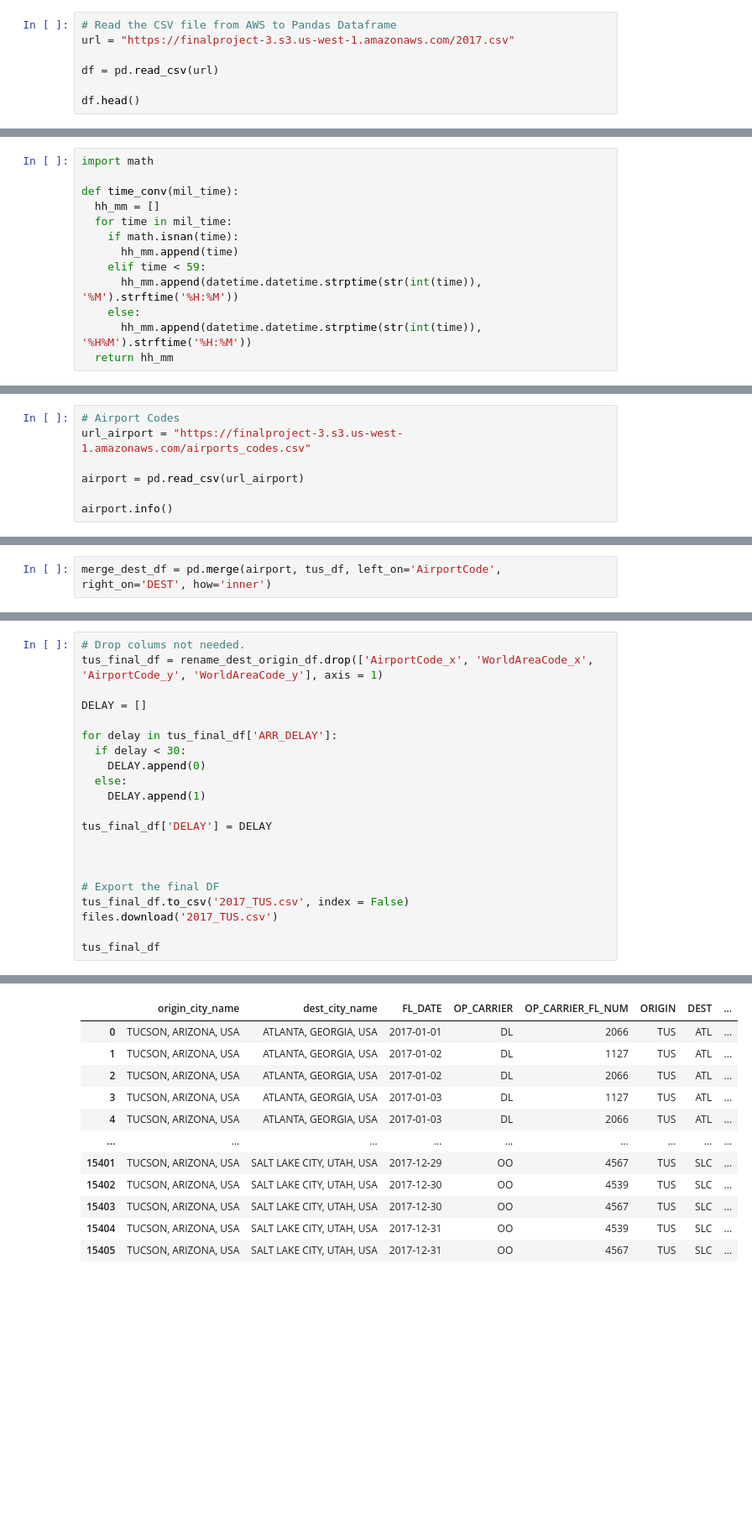
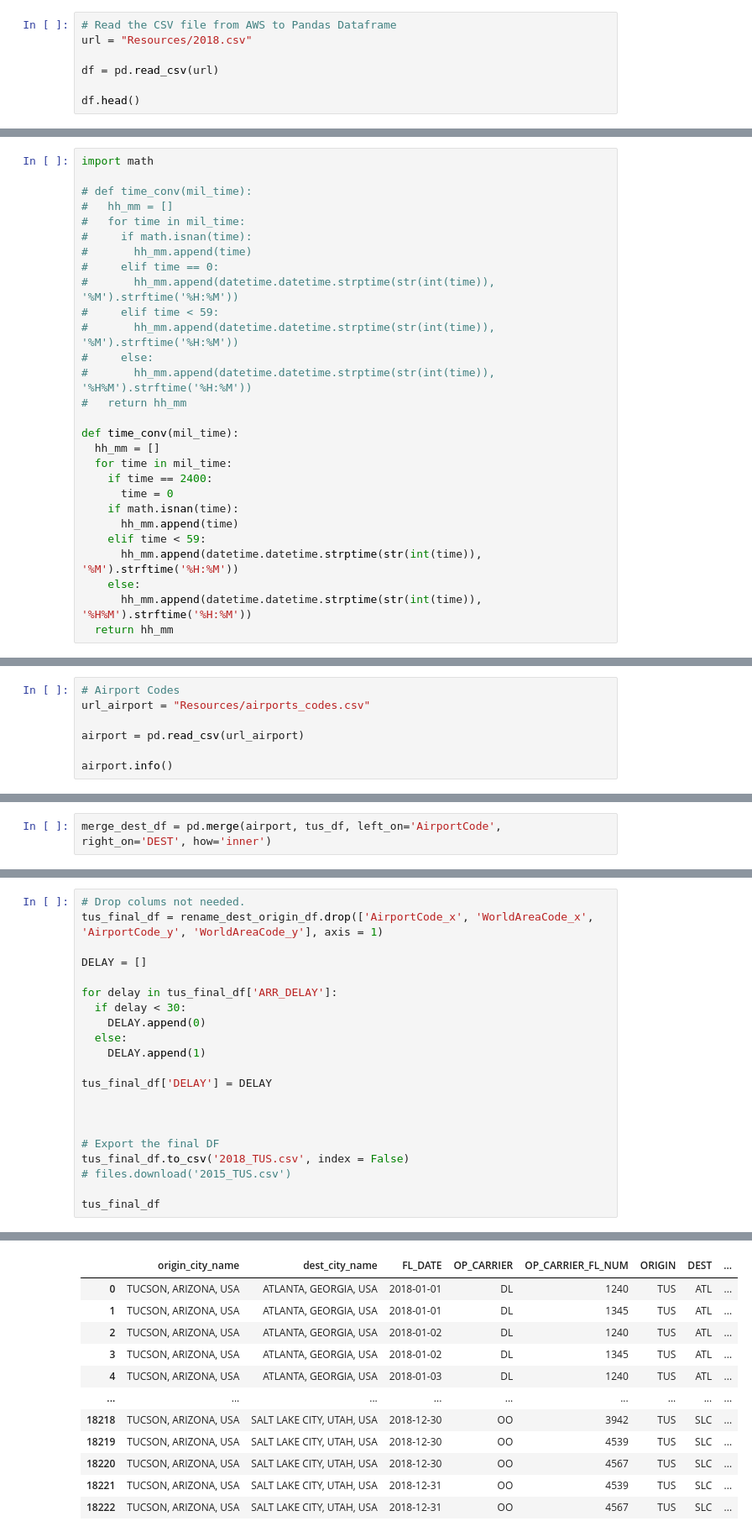
Before and after one commit to NicoleLund/flight_delay_prediction, a Jupyter notebook: data_manipulation_modeling/data_clean/data_wrangling.ipynb, the cells around one changed output, grey strips where cells are left out. Shown: that part at 84% size. Cells and saved outputs as stored; diff of their text form; blank space fills up the shorter version.

```diff
--- a/data_manipulation_modeling/data_clean/data_wrangling.ipynb
+++ b/data_manipulation_modeling/data_clean/data_wrangling.ipynb
@@ -8,7 +8,7 @@ import datetime
 from datetime import timedelta
 # %%
 # Read the CSV file from AWS to Pandas Dataframe
-url = "https://finalproject-3.s3.us-west-1.amazonaws.com/2017.csv"
+url = "Resources/2018.csv"
 
 df = pd.read_csv(url)
 
@@ -37,10 +38,25 @@ from google.colab import files
 tus_df1 = tus_df.fillna(0)
 # %%
 import math
+
+# def time_conv(mil_time):
+#   hh_mm = []
+#   for time in mil_time:
+#     if math.isnan(time):
+#       hh_mm.append(time)
+#     elif time == 0:
+#       hh_mm.append(datetime.datetime.strptime(str(int(time)), '%M').strftime('%H:%M'))
+#     elif time < 59:
+#       hh_mm.append(datetime.datetime.strptime(str(int(time)), '%M').strftime('%H:%M'))
+#     else:
+#       hh_mm.append(datetime.datetime.strptime(str(int(time)), '%H%M').strftime('%H:%M'))
+#   return hh_mm
 
 def time_conv(mil_time):
   hh_mm = []
   for time in mil_time:
+    if time == 2400:
+      time = 0
     if math.isnan(time):
       hh_mm.append(time)
     elif time < 59:
@@ -109,6 +125,6 @@ tus_df
 # %%
 # Airport Codes
-url_airport = "https://finalproject-3.s3.us-west-1.amazonaws.com/airports_codes.csv"
+url_airport = "Resources/airports_codes.csv"
 
 airport = pd.read_csv(url_airport)
 
@@ -180,8 +196,8 @@ tus_final_df['DELAY'] = DELAY
 
 
 # Export the final DF
-tus_final_df.to_csv('2017_TUS.csv', index = False)
-files.download('2017_TUS.csv')
+tus_final_df.to_csv('2018_TUS.csv', index = False)
+# files.download('2015_TUS.csv')
 
 tus_final_df
 # %% [output]
@@ -190,12 +204,12 @@ tus_final_df
 |  | origin_city_name | dest_city_name | FL_DATE | OP_CARRIER | OP_CARRIER_FL_NUM | ORIGIN | DEST | ... |
-| 0 | TUCSON, ARIZONA, USA | ATLANTA, GEORGIA, USA | 2017-01-01 | DL | 2066 | TUS | ATL | ... |
-| 1 | TUCSON, ARIZONA, USA | ATLANTA, GEORGIA, USA | 2017-01-02 | DL | 1127 | TUS | ATL | ... |
-| 2 | TUCSON, ARIZONA, USA | ATLANTA, GEORGIA, USA | 2017-01-02 | DL | 2066 | TUS | ATL | ... |
-| 3 | TUCSON, ARIZONA, USA | ATLANTA, GEORGIA, USA | 2017-01-03 | DL | 1127 | TUS | ATL | ... |
-| 4 | TUCSON, ARIZONA, USA | ATLANTA, GEORGIA, USA | 2017-01-03 | DL | 2066 | TUS | ATL | ... |
+| 0 | TUCSON, ARIZONA, USA | ATLANTA, GEORGIA, USA | 2018-01-01 | DL | 1240 | TUS | ATL | ... |
+| 1 | TUCSON, ARIZONA, USA | ATLANTA, GEORGIA, USA | 2018-01-01 | DL | 1345 | TUS | ATL | ... |
+| 2 | TUCSON, ARIZONA, USA | ATLANTA, GEORGIA, USA | 2018-01-02 | DL | 1240 | TUS | ATL | ... |
+| 3 | TUCSON, ARIZONA, USA | ATLANTA, GEORGIA, USA | 2018-01-02 | DL | 1345 | TUS | ATL | ... |
+| 4 | TUCSON, ARIZONA, USA | ATLANTA, GEORGIA, USA | 2018-01-03 | DL | 1240 | TUS | ATL | ... |
 | ... | ... | ... | ... | ... | ... | ... | ... | ... |
-| 15401 | TUCSON, ARIZONA, USA | SALT LAKE CITY, UTAH, USA | 2017-12-29 | OO | 4567 | TUS | SLC | ... |
-| 15402 | TUCSON, ARIZONA, USA | SALT LAKE CITY, UTAH, USA | 2017-12-30 | OO | 4539 | TUS | SLC | ... |
-| 15403 | TUCSON, ARIZONA, USA | SALT LAKE CITY, UTAH, USA | 2017-12-30 | OO | 4567 | TUS | SLC | ... |
-| 15404 | TUCSON, ARIZONA, USA | SALT LAKE CITY, UTAH, USA | 2017-12-31 | OO | 4539 | TUS | SLC | ... |
-| 15405 | TUCSON, ARIZONA, USA | SALT LAKE CITY, UTAH, USA | 2017-12-31 | OO | 4567 | TUS | SLC | ... |
+| 18218 | TUCSON, ARIZONA, USA | SALT LAKE CITY, UTAH, USA | 2018-12-30 | OO | 3942 | TUS | SLC | ... |
+| 18219 | TUCSON, ARIZONA, USA | SALT LAKE CITY, UTAH, USA | 2018-12-30 | OO | 4539 | TUS | SLC | ... |
+| 18220 | TUCSON, ARIZONA, USA | SALT LAKE CITY, UTAH, USA | 2018-12-30 | OO | 4567 | TUS | SLC | ... |
+| 18221 | TUCSON, ARIZONA, USA | SALT LAKE CITY, UTAH, USA | 2018-12-31 | OO | 4539 | TUS | SLC | ... |
+| 18222 | TUCSON, ARIZONA, USA | SALT LAKE CITY, UTAH, USA | 2018-12-31 | OO | 4567 | TUS | SLC | ... |
```
Also changed, not shown: parts of 7 cells of this notebook, 2 other files.
